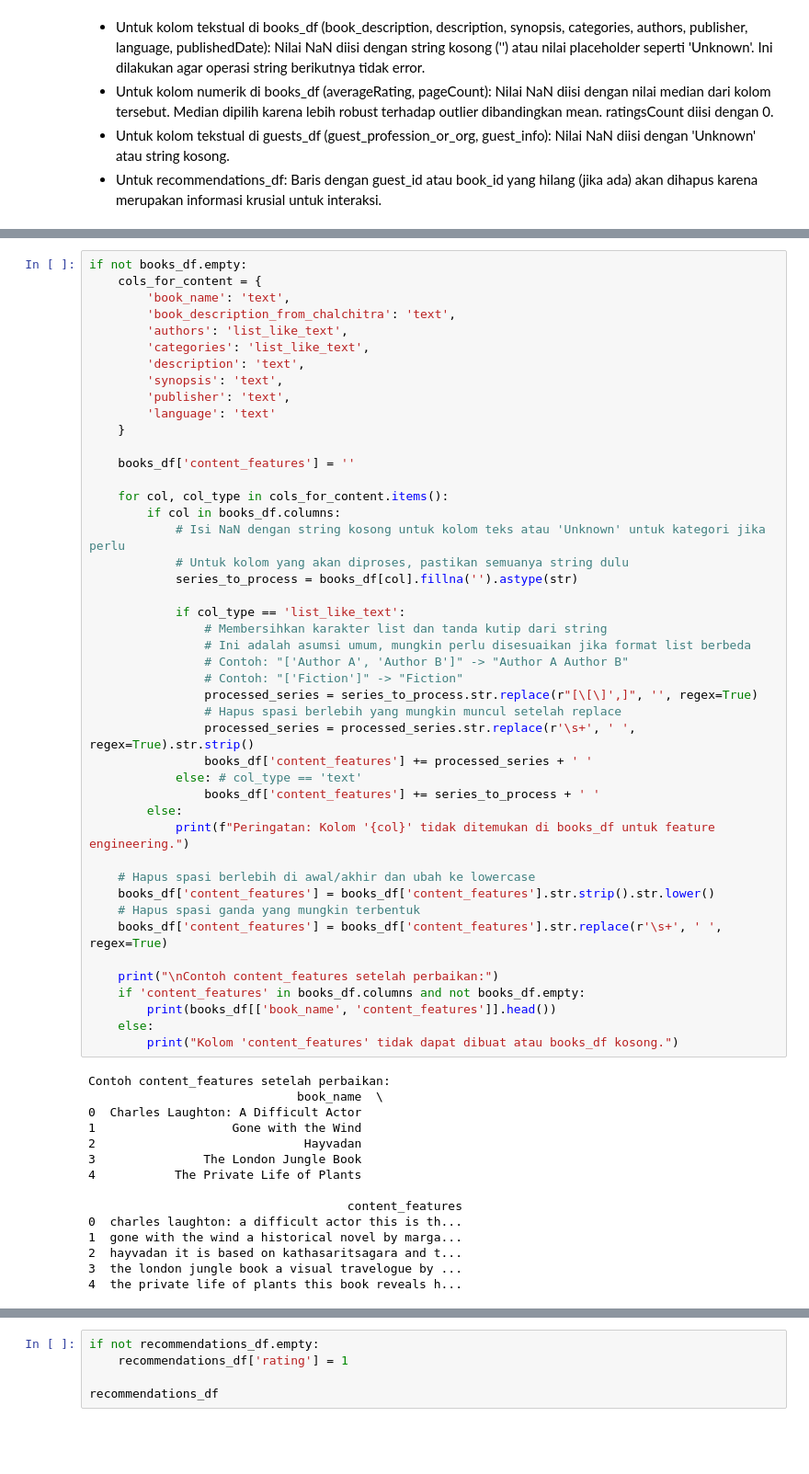
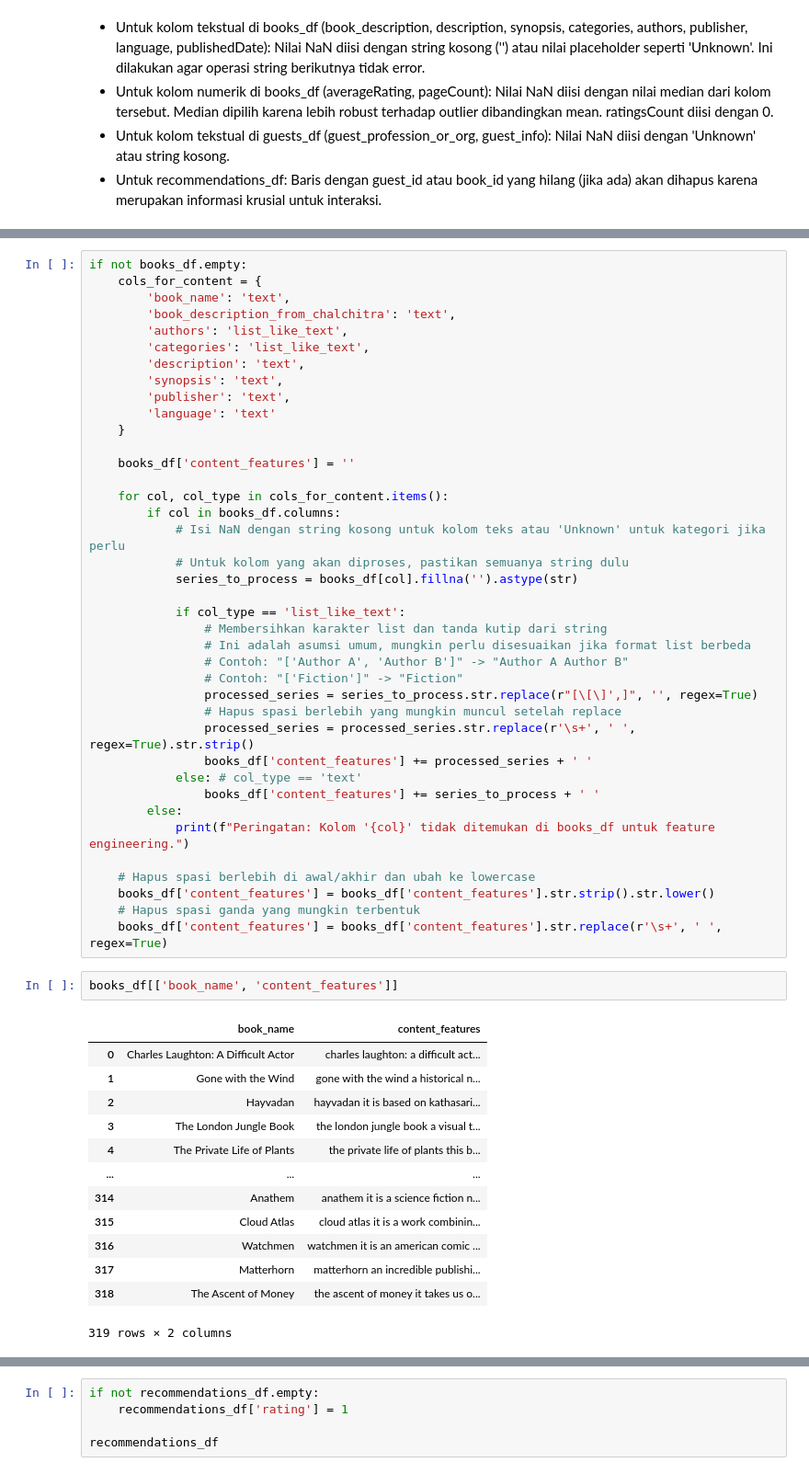
Before and after one commit to kkokonatsu/cbf-cf-recommendations, a Jupyter notebook: chalchitra-talks-book-recommendations.ipynb, the cells around one changed output, grey strips where cells are left out. Shown at 92% size. Saved outputs shown, nothing was run; the diff lists cells and outputs as text; blank space fills up the shorter version.

Commit message:
Kaggle Notebook | Chalchitra Talks Book Recommendations | Version 3

```diff
--- a/chalchitra-talks-book-recommendations.ipynb
+++ b/chalchitra-talks-book-recommendations.ipynb
@@ -526,24 +709,19 @@ if not books_df.empty:
     books_df['content_features'] = books_df['content_features'].str.strip().str.lower()
     # Hapus spasi ganda yang mungkin terbentuk
     books_df['content_features'] = books_df['content_features'].str.replace(r'\s+', ' ', regex=True)
-
-    print("\nContoh content_features setelah perbaikan:")
-    if 'content_features' in books_df.columns and not books_df.empty:
-        print(books_df[['book_name', 'content_features']].head())
-    else:
-        print("Kolom 'content_features' tidak dapat dibuat atau books_df kosong.")
-# %% [output]
-Contoh content_features setelah perbaikan:
-                             book_name  \
-0  Charles Laughton: A Difficult Actor
-1                   Gone with the Wind
-2                             Hayvadan
-3               The London Jungle Book
-4           The Private Life of Plants
-
-                                    content_features
-0  charles laughton: a difficult actor this is th...
-1  gone with the wind a historical novel by marga...
-2  hayvadan it is based on kathasaritsagara and t...
-3  the london jungle book a visual travelogue by ...
-4  the private life of plants this book reveals h...
+# %%
+books_df[['book_name', 'content_features']]
+# %% [output]
+|  | book_name | content_features |
+| 0 | Charles Laughton: A Difficult Actor | charles laughton: a difficult act... |
+| 1 | Gone with the Wind | gone with the wind a historical n... |
+| 2 | Hayvadan | hayvadan it is based on kathasari... |
+| 3 | The London Jungle Book | the london jungle book a visual t... |
+| 4 | The Private Life of Plants | the private life of plants this b... |
+| ... | ... | ... |
+| 314 | Anathem | anathem it is a science fiction n... |
+| 315 | Cloud Atlas | cloud atlas it is a work combinin... |
+| 316 | Watchmen | watchmen it is an american comic ... |
+| 317 | Matterhorn | matterhorn an incredible publishi... |
+| 318 | The Ascent of Money | the ascent of money it takes us o... |
+319 rows × 2 columns
```
Also changed, not shown: parts of 54 cells of this notebook.
